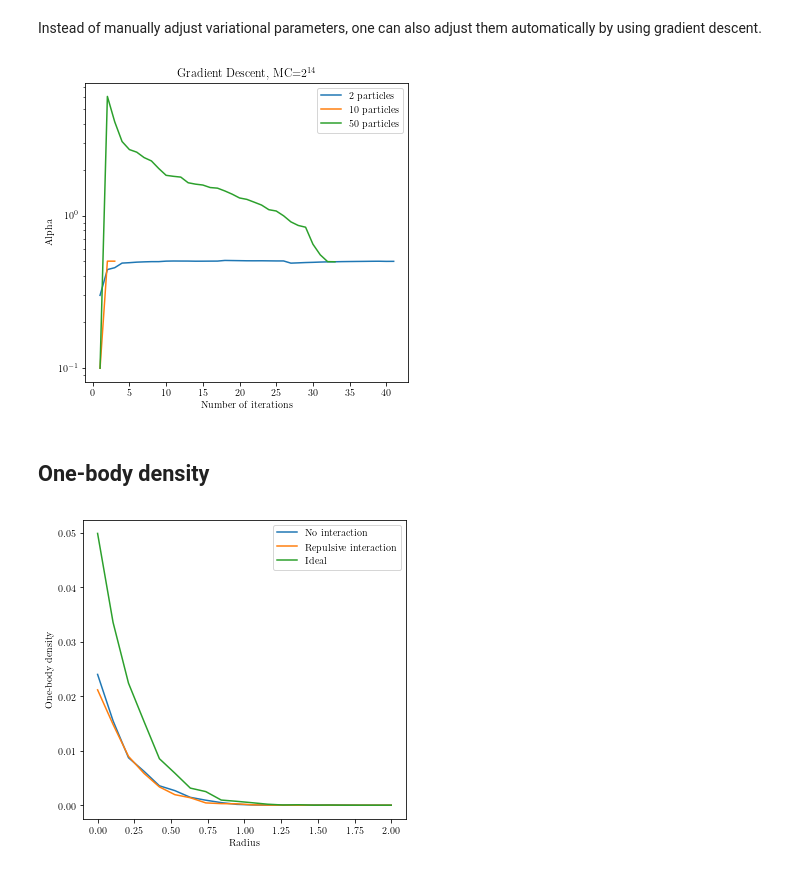
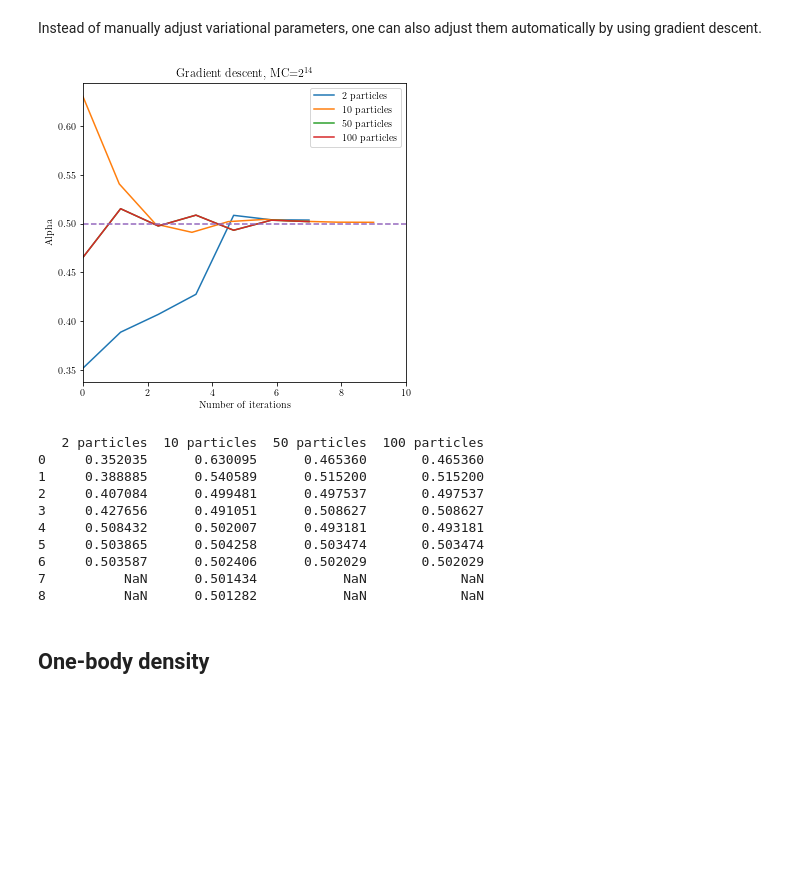
Before and after one commit to Moejay10/FYS4411, a Jupyter notebook: Project1/Python/Variational_Monte_Carlo.ipynb, the cells around one changed output. Cells and saved outputs as stored; diff of their text form; code cells hidden in the pictures; blank space fills up the shorter version.

```diff
--- a/Project1/Python/Variational_Monte_Carlo.ipynb
+++ b/Project1/Python/Variational_Monte_Carlo.ipynb
@@ -764,48 +1030,82 @@ Instead of manually adjust variational parameters, one can also adjust them auto
 # %%
 #energies2   = pd.read_fwf(data_path("Task_f/Blocking_2_particles.dat"))
 GD2 = pd.read_fwf(data_path("Task_f/Gradient_Descent_2_particles.dat"))
 energies10  = pd.read_fwf(data_path("Task_f/Blocking_10_particles.dat"))
 GD10 = pd.read_fwf(data_path("Task_f/Gradient_Descent_10_particles.dat"))
 GD50 = pd.read_fwf(data_path("Task_f/Gradient_Descent_50_particles.dat"))
+GD100 = pd.read_fwf(data_path("Task_f/Gradient_Descent_50_particles.dat"))
+
 
 
 fig, ax1 = plt.subplots()
 fig.set_size_inches(w=w*1.0,h= 5.5)
 
 #ax1.set_xscale('log')
-ax1.set_yscale('log')
+#ax1.set_yscale('log')
+
 
 ax1.set_ylabel('Alpha')
 ax1.set_xlabel('Number of iterations')
 
-x2  = np.linspace(1,len(GD2['Alpha']), len(GD2['Alpha']))
-x10 = np.linspace(1,len(GD10['Alpha']),len(GD10['Alpha']))
-x50 = np.linspace(1,len(GD50['Alpha']),len(GD50['Alpha']))
+x2  = np.linspace(0,len(GD2['Alpha']), len(GD2['Alpha']))
+x10 = np.linspace(0,len(GD10['Alpha']),len(GD10['Alpha']))
+x50 = np.linspace(0,len(GD50['Alpha']),len(GD50['Alpha']))
+x100 = np.linspace(0,len(GD100['Alpha']),len(GD100['Alpha']))
+
 
 ax1.plot(x2, GD2['Alpha'],   label = '2 particles')
 ax1.plot(x10, GD10['Alpha'], label = '10 particles')
 ax1.plot(x50, GD50['Alpha'], label = '50 particles')
+ax1.plot(x100, GD50['Alpha'], label = '100 particles')
 
 
+ax1.plot([0,10],[0.5,0.5],linestyle='dashed')
 
 #ax1.hist(x, GD10['Alpha'])
 ax1.legend()
-plt.title('Gradient Descent, MC=$2^{14}$')
+ax1.set(xlim=(0, 10))
+plt.title('Gradient descent, MC=$2^{14}$')
 #fig.tight_layout()  # otherwise the right y-label is slightly clipped
 
 plt.savefig(data_path('Task_f/gradient_descent.pgf'))
 plt.show()
+
+GD = {}
+GD['2 particles'] = GD2['Alpha']
+GD['10 particles'] = GD10['Alpha']
+GD['50 particles'] = GD50['Alpha']
+GD['100 particles'] = GD100['Alpha']
+
+
+print(pd.DataFrame(GD))
 # %% [output]
-[figure, old version]
+[figure, new version]
+   2 particles  10 particles  50 particles  100 particles
+0     0.352035      0.630095      0.465360       0.465360
+1     0.388885      0.540589      0.515200       0.515200
+2     0.407084      0.499481      0.497537       0.497537
+3     0.427656      0.491051      0.508627       0.508627
+4     0.508432      0.502007      0.493181       0.493181
+5     0.503865      0.504258      0.503474       0.503474
+6     0.503587      0.502406      0.502029       0.502029
+7          NaN      0.501434           NaN            NaN
+8          NaN      0.501282           NaN            NaN
 # %% [markdown]
 ## One-body density
 # %%
-Onebody          = pd.read_fwf(data_path("Task_g/Onebody_Density.dat"))
-OnebodyRepulsive = pd.read_fwf(data_path("Task_g/RepulsiveOnebody_Density.dat"))
-IdealOnebody     = pd.read_fwf(data_path("Task_g/IdealOnebody_Density.dat"))
+Onebody                   = pd.read_fwf(data_path("Task_g/Onebody_Density.dat"))
+OnebodyRepulsive    = pd.read_fwf(data_path("Task_g/RepulsiveOnebody_Density.dat"))
+StrongOnebodyRepulsive    = pd.read_fwf(data_path("Task_g/StrongRepulsiveOnebody_Density.dat"))
+StrongestOnebodyRepulsive = pd.read_fwf(data_path("Task_g/StrongestRepulsiveOnebody_Density.dat"))
+IdealOnebody              = pd.read_fwf(data_path("Task_g/IdealOnebody_Density.dat"))
+
 Onebody["Counter"]/=2**20
 OnebodyRepulsive['Counter']/=2**20
+StrongOnebodyRepulsive['Counter']/=2**20
+StrongestOnebodyRepulsive['Counter']/=2**20
 IdealOnebody['Counter']/=2**20
+
+
 y1 = np.zeros(len(Onebody["Counter"]))
 y2 = np.zeros(len(OnebodyRepulsive["Counter"]))
 
@@ -817,19 +1117,20 @@ for i in range(len(Onebody["Counter"])):
     y1[i] = int(Onebody["Counter"][i]/V)
     y2[i] = int(OnebodyRepulsive['Counter'][i]/V)
 """
-x = np.linspace(0, 2, 20)
+x = np.linspace(0, 2, len(Onebody["Counter"]))
 
 fig, ax1 = plt.subplots()
 fig.set_size_inches(w=w*1.0,h= 5.5)
 
 ax1.plot(x, Onebody["Counter"], label='No interaction')
-ax1.plot(x, OnebodyRepulsive['Counter'], label='Repulsive interaction')
-ax1.plot(x, IdealOnebody['Counter'], label='Ideal')
-ax1.set_xlabel('Radius')
+ax1.plot(x, OnebodyRepulsive["Counter"], label='Repulsive interaction')
+#ax1.plot(x, StrongOnebodyRepulsive['Counter'], label='Strong Repulsive interaction')
+#ax1.plot(x, StrongestOnebodyRepulsive['Counter'], label='Strongest Repulsive interaction')
+#ax1.plot(x, IdealOnebody['Counter'], label='Ideal')
+
+ax1.set_xlabel('radii')
 ax1.set_ylabel('One-body density')
 ax1.legend()
-
+plt.title('One-body density for 10 particles, MC$=2^{20}$')
 plt.savefig(data_path('Task_g/one_body_density.pgf'))
 plt.show()
-# %% [output]
-[figure, removed]
```
Also changed, not shown: parts of 26 cells of this notebook.
